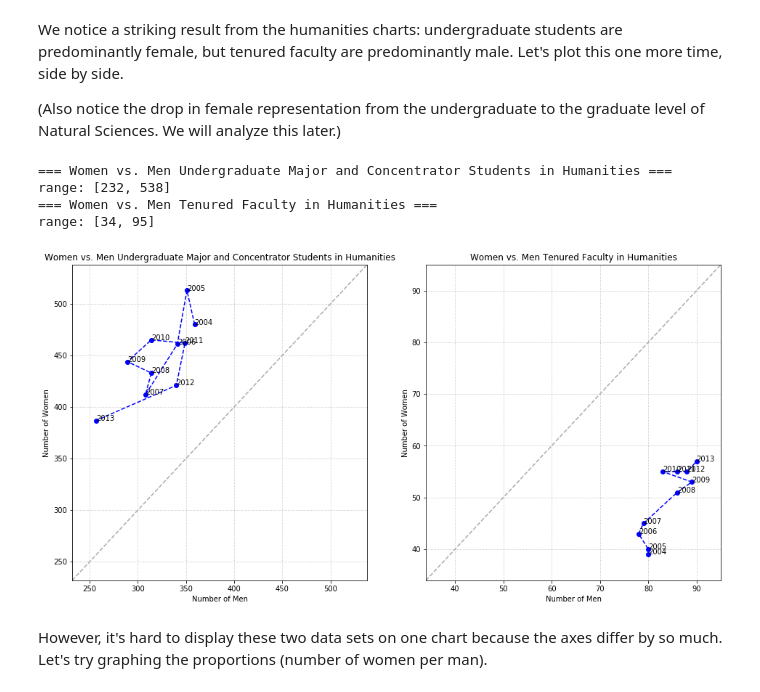
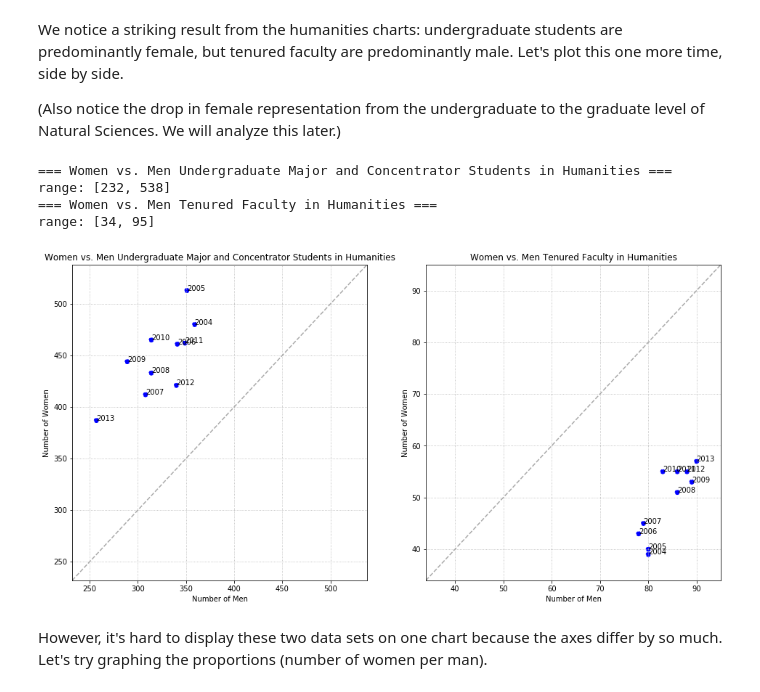
Before and after one commit to jsonkao/CU-female-representation, a Jupyter notebook: notebooks/female-representation.ipynb, the cells around one changed output. Saved outputs shown, nothing was run; the diff lists cells and outputs as text; code cells hidden in the pictures.

```diff
--- a/notebooks/female-representation.ipynb
+++ b/notebooks/female-representation.ipynb
@@ -7,8 +7,11 @@ Data in this notebook comes from the University Senate's [2015 report](http://se
 # %%
 import pandas as pd
 import numpy as np
+import matplotlib
 import matplotlib.pyplot as plt
 import json
+matplotlib.rcParams['pdf.fonttype'] = 42
+matplotlib.rcParams['ps.fonttype'] = 42
 # %%
 YEARS = [2004, 2005, 2006, 2007, 2008, 2009, 2010, 2011, 2012, 2013]
 
@@ -95,13 +98,15 @@ We notice a striking result from the humanities charts: undergraduate students a
 # %%
 fig, ax_lst = plt.subplots(1, 2, figsize=(16,8))
 for r in range(2):
-    plotSquare(ax_lst[r], 1, r*3, line=True, abbreviate=False, verbose=True)
+    plotSquare(ax_lst[r], 1, r*3, abbreviate=False, verbose=True, line=False, annotate=True)
+
+plt.savefig('output.pdf', transparent=True)
 # %% [output]
 === Women vs. Men Undergraduate Major and Concentrator Students in Humanities ===
 range: [232, 538]
 === Women vs. Men Tenured Faculty in Humanities ===
 range: [34, 95]
-[figure, old version]
+[figure, new version]
 # %% [markdown]
 However, it's hard to display these two data sets on one chart because the axes differ by so much. Let's try graphing the proportions (number of women per man).
 # %%
```
Also changed, not shown: 1 other file.
